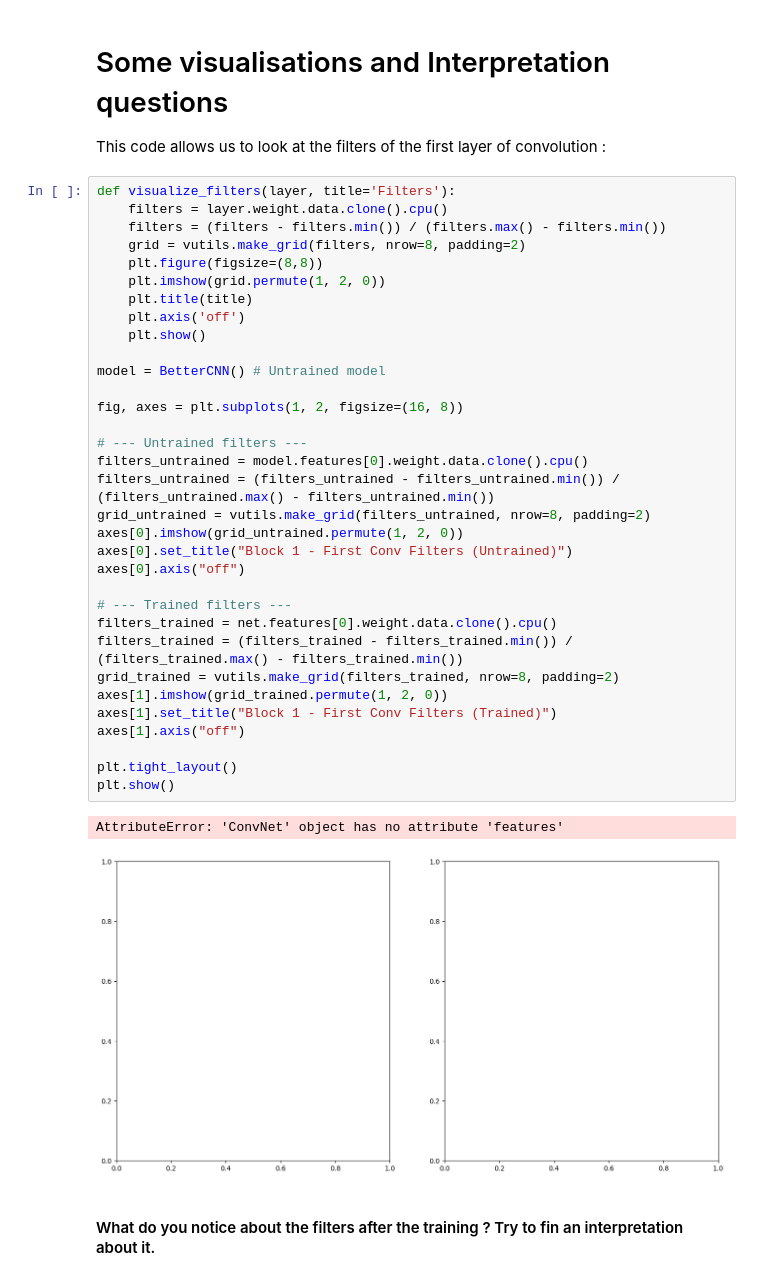
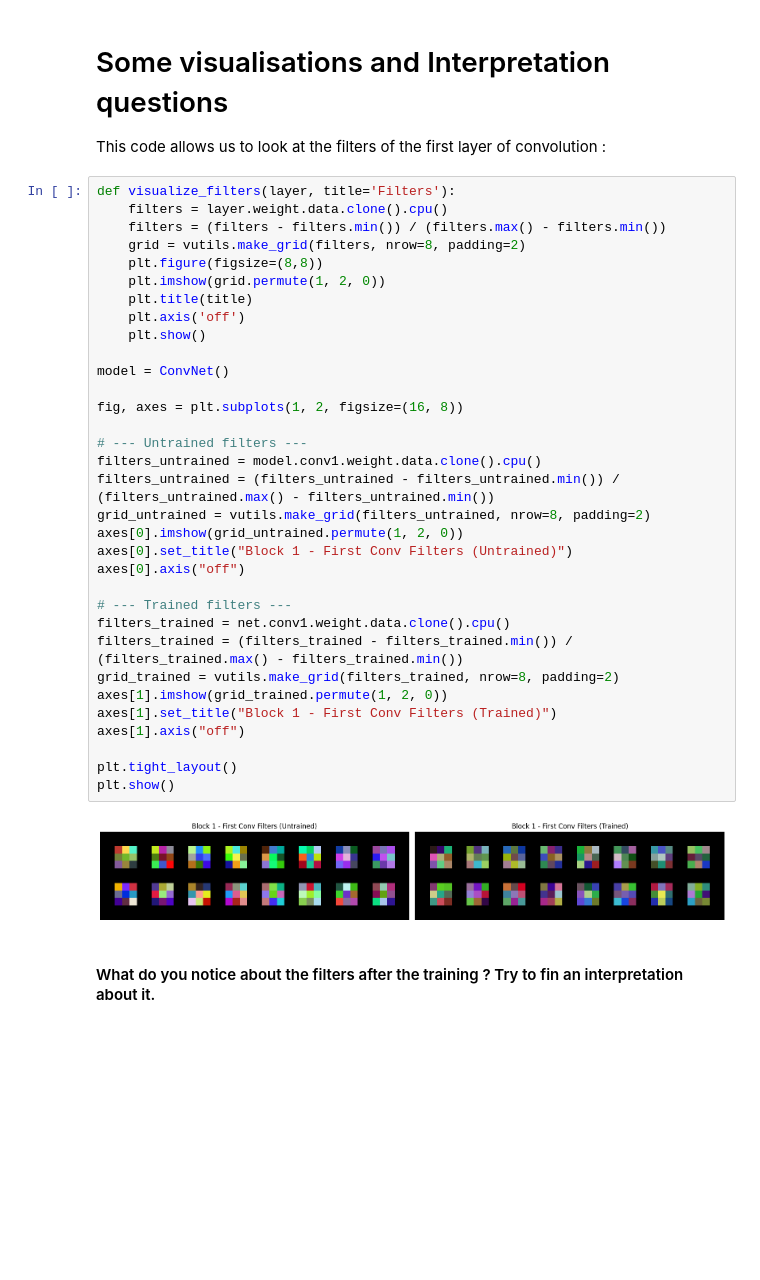
Before and after one commit to vita-epfl/DLAV-2025, a Jupyter notebook: graded_homework/hw1/CNN Exercise.ipynb, the cells around one changed output. Drawn from its saved outputs; the diff is of its cells as text; blank space fills up the shorter version.

```diff
--- a/graded_homework/hw1/CNN Exercise.ipynb
+++ b/graded_homework/hw1/CNN Exercise.ipynb
@@ -393,38 +388,37 @@ This code allows us to look at the filters of the first layer of convolution :
 def visualize_filters(layer, title='Filters'):
     filters = layer.weight.data.clone().cpu()
     filters = (filters - filters.min()) / (filters.max() - filters.min())
     grid = vutils.make_grid(filters, nrow=8, padding=2)
     plt.figure(figsize=(8,8))
     plt.imshow(grid.permute(1, 2, 0))
     plt.title(title)
     plt.axis('off')
     plt.show()
 
-model = BetterCNN() # Untrained model
+model = ConvNet()
 
 fig, axes = plt.subplots(1, 2, figsize=(16, 8))
 
 # --- Untrained filters ---
-filters_untrained = model.features[0].weight.data.clone().cpu()
+filters_untrained = model.conv1.weight.data.clone().cpu()
 filters_untrained = (filters_untrained - filters_untrained.min()) / (filters_untrained.max() - filters_untrained.min())
 grid_untrained = vutils.make_grid(filters_untrained, nrow=8, padding=2)
 axes[0].imshow(grid_untrained.permute(1, 2, 0))
 axes[0].set_title("Block 1 - First Conv Filters (Untrained)")
 axes[0].axis("off")
 
 # --- Trained filters ---
-filters_trained = net.features[0].weight.data.clone().cpu()
+filters_trained = net.conv1.weight.data.clone().cpu()
 filters_trained = (filters_trained - filters_trained.min()) / (filters_trained.max() - filters_trained.min())
 grid_trained = vutils.make_grid(filters_trained, nrow=8, padding=2)
 axes[1].imshow(grid_trained.permute(1, 2, 0))
 axes[1].set_title("Block 1 - First Conv Filters (Trained)")
 axes[1].axis("off")
 
 plt.tight_layout()
 plt.show()
 # %% [output]
-AttributeError: 'ConvNet' object has no attribute 'features'
-[figure, old version]
+[figure, new version]
 # %% [markdown]
 #### What do you notice about the filters after the training ? Try to fin an interpretation about it.
 # %% [markdown]
```
Also changed, not shown: parts of 5 cells of this notebook.
